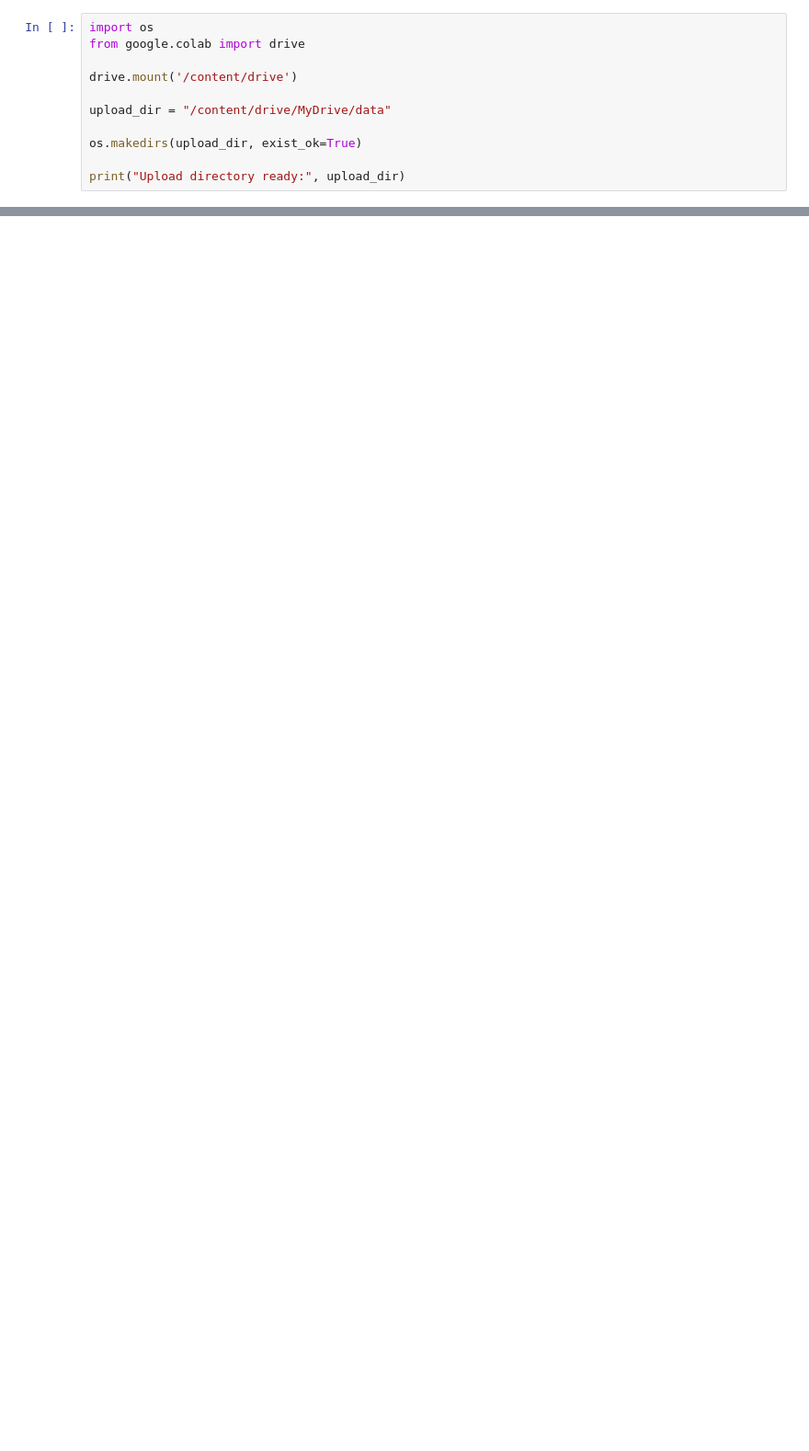
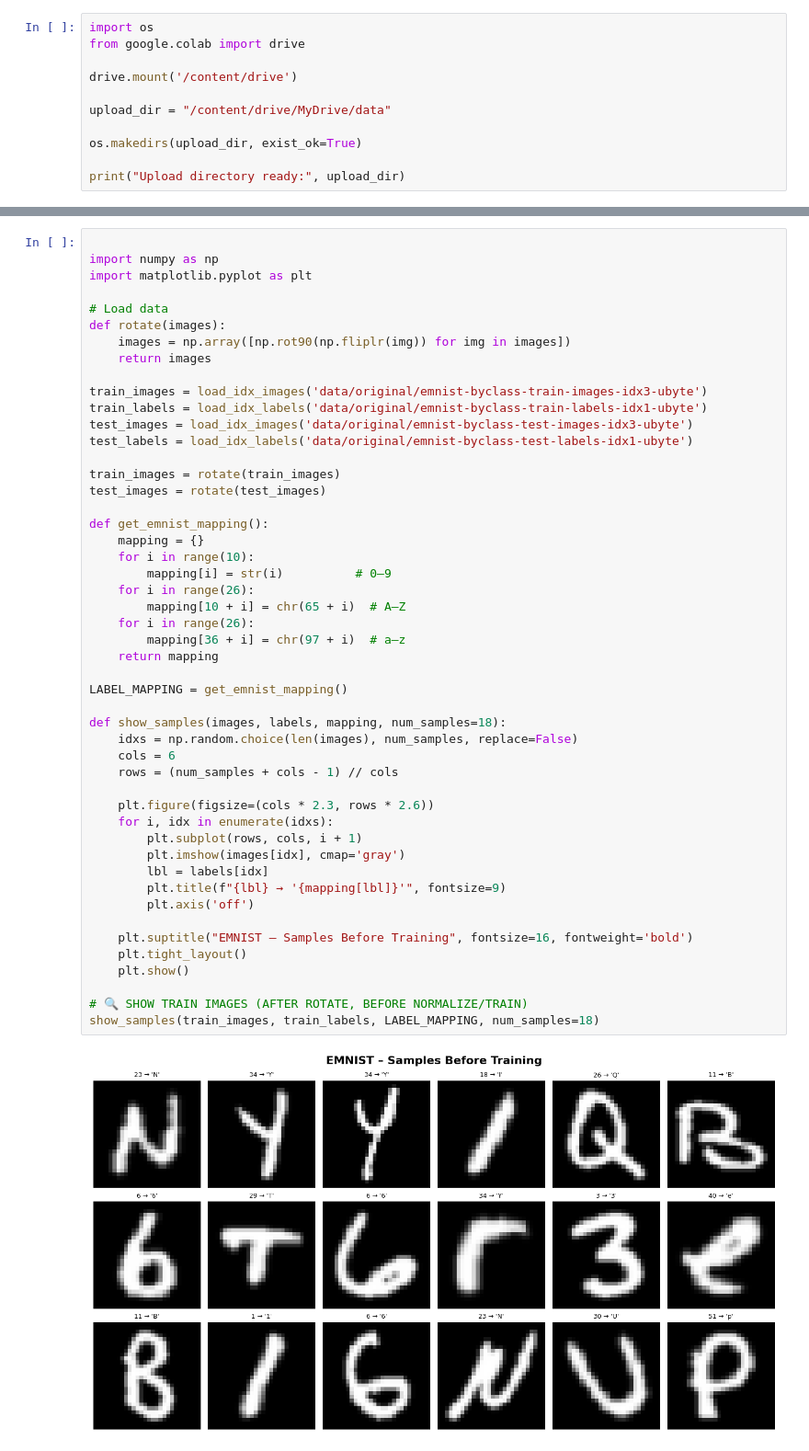
Before and after one commit to Minh1billion/emnist-byclass-regconition-image-processing-project, a Jupyter notebook: notebooks/03_train_models.ipynb, the cells around one changed output, grey strips where cells are left out. Shown: that part at 92% size. Cells and saved outputs as stored; diff of their text form; blank space fills up the shorter version.

Commit message:
training original dataset

```diff
--- a/notebooks/03_train_models.ipynb
+++ b/notebooks/03_train_models.ipynb
@@ -198,3 +216,54 @@ for name, zip_path in zips.items():
+# %%
+
+import numpy as np
+import matplotlib.pyplot as plt
+
+# Load data
+def rotate(images):
+    images = np.array([np.rot90(np.fliplr(img)) for img in images])
+    return images
+
+train_images = load_idx_images('data/original/emnist-byclass-train-images-idx3-ubyte')
+train_labels = load_idx_labels('data/original/emnist-byclass-train-labels-idx1-ubyte')
+test_images = load_idx_images('data/original/emnist-byclass-test-images-idx3-ubyte')
+test_labels = load_idx_labels('data/original/emnist-byclass-test-labels-idx1-ubyte')
+
+train_images = rotate(train_images)
+test_images = rotate(test_images)
+
+def get_emnist_mapping():
+    mapping = {}
+    for i in range(10):
+        mapping[i] = str(i)          # 0–9
+    for i in range(26):
+        mapping[10 + i] = chr(65 + i)  # A–Z
+    for i in range(26):
+        mapping[36 + i] = chr(97 + i)  # a–z
+    return mapping
+
+LABEL_MAPPING = get_emnist_mapping()
+
+def show_samples(images, labels, mapping, num_samples=18):
+    idxs = np.random.choice(len(images), num_samples, replace=False)
+    cols = 6
+    rows = (num_samples + cols - 1) // cols
+
+    plt.figure(figsize=(cols * 2.3, rows * 2.6))
+    for i, idx in enumerate(idxs):
+        plt.subplot(rows, cols, i + 1)
+        plt.imshow(images[idx], cmap='gray')
+        lbl = labels[idx]
+        plt.title(f"{lbl} → '{mapping[lbl]}'", fontsize=9)
+        plt.axis('off')
+
+    plt.suptitle("EMNIST – Samples Before Training", fontsize=16, fontweight='bold')
+    plt.tight_layout()
+    plt.show()
+
+# 🔍 SHOW TRAIN IMAGES (AFTER ROTATE, BEFORE NORMALIZE/TRAIN)
+show_samples(train_images, train_labels, LABEL_MAPPING, num_samples=18)
+# %% [output]
+[figure, added]
 # %%
 print("TRAINING ON ORIGINAL DATASET")
 
```
Also changed, not shown: parts of 6 cells of this notebook.
